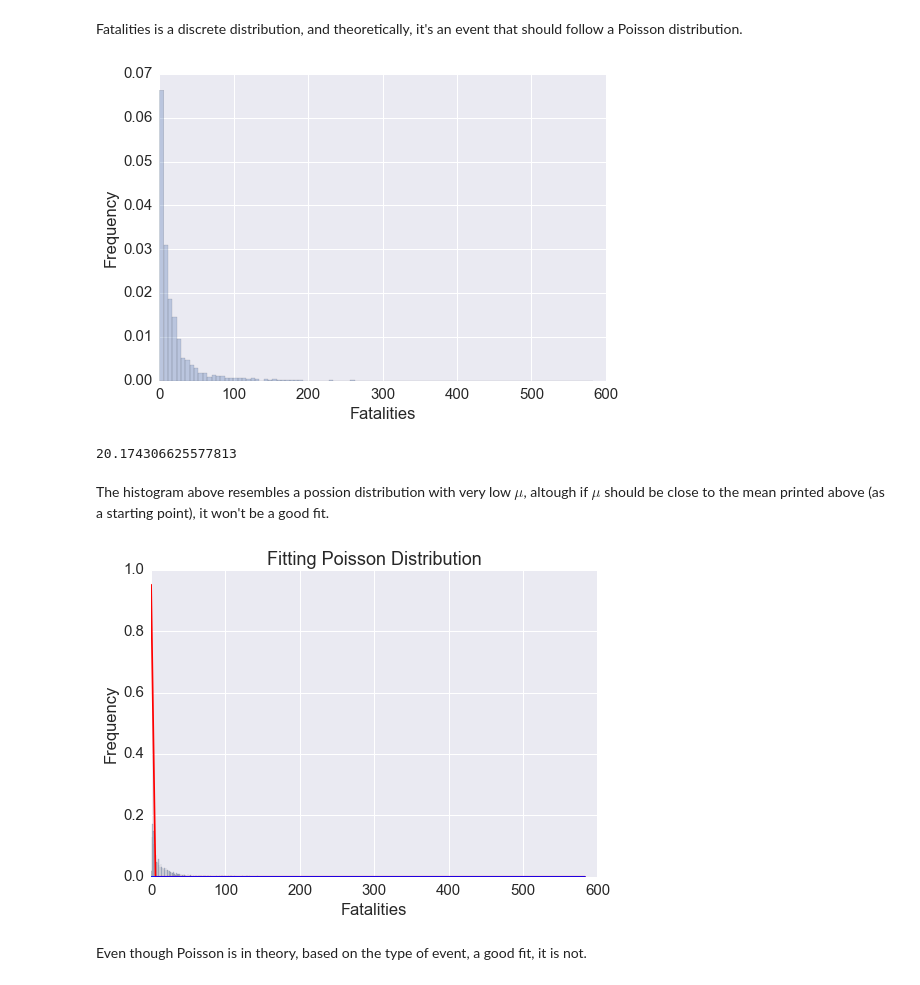
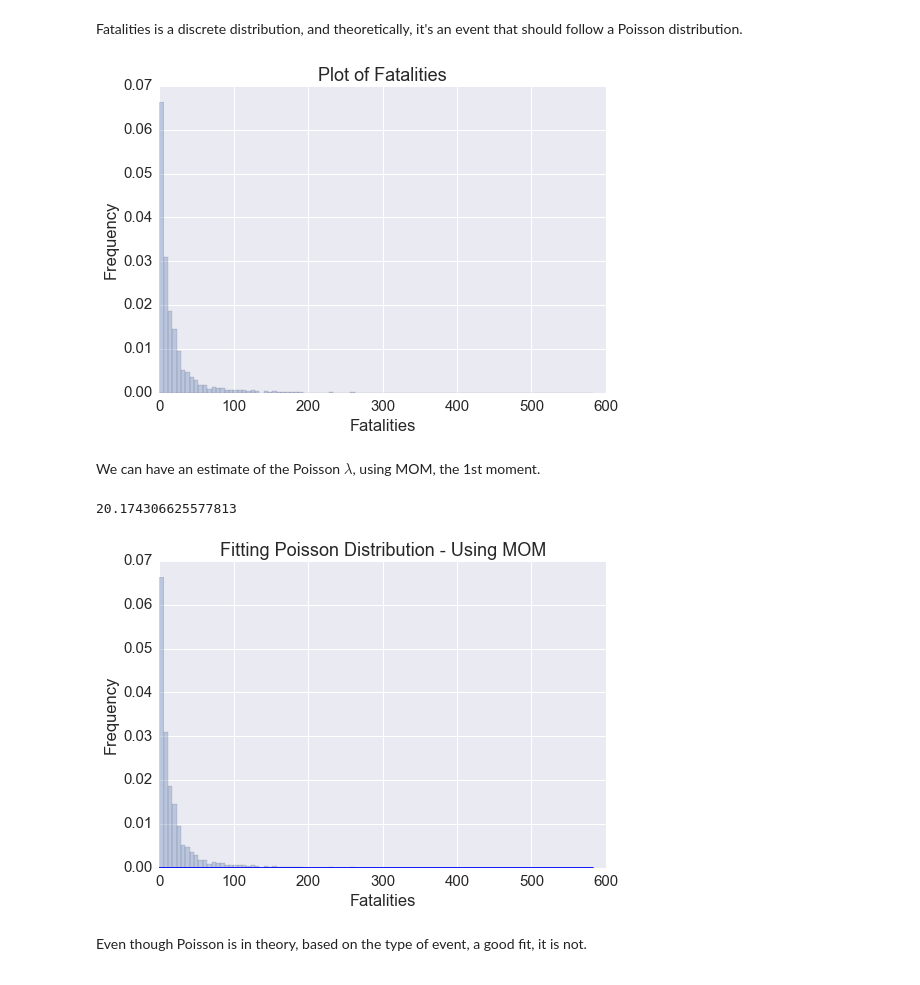
Before and after one commit to carlespoles/DSCI6002-student, a Jupyter notebook: week5/5-1_Review/DSCI6002-Midterm-Part2-CarlesPolesMielgo.ipynb, the cells around one changed output. Saved outputs shown, nothing was run; the diff lists cells and outputs as text; code cells hidden in the pictures.

```diff
--- a/week5/5-1_Review/DSCI6002-Midterm-Part2-CarlesPolesMielgo.ipynb
+++ b/week5/5-1_Review/DSCI6002-Midterm-Part2-CarlesPolesMielgo.ipynb
@@ -788,31 +767,28 @@ For survive in 10 consecutive flights, the probability is:
 Fatalities is a discrete distribution, and theoretically, it's an event that should follow a Poisson distribution.
 # %%
 df.hist(column='fatalities', bins=100, alpha=.3, normed=True)
-title('')
+title('Plot of Fatalities')
 ylabel('Frequency');
 xlabel('Fatalities');
 # %% [output]
-[figure, old version]
+[figure, new version]
+# %% [markdown]
+We can have an estimate of the Poisson $\lambda$, using MOM, the 1st moment.
 # %%
 df.fatalities.mean()
 # %% [output]
 20.174306625577813
-# %% [markdown]
-The histogram above resembles a possion distribution with very low $\mu$, altough if $\mu$ should be close to the mean printed above (as a starting point), it won't be a good fit.
 # %%
 x = linspace(df.fatalities.min(), df.fatalities.max(), 100)
-pois_1 = stats.poisson(1/df.fatalities.mean())
-pois_2 = stats.poisson(df.fatalities.mean())
-plot_pois_1 = pois_1.pmf(x)
-plot_pois_2 = pois_2.pmf(x)
+pois = stats.poisson(df.fatalities.mean())
+plot_pois = pois.pmf(x)
 # %%
-df.hist(column='fatalities', bins=1000, alpha=.3, normed=True)
-plot(x, plot_pois_1, color='red')
-plot(x, plot_pois_2, color='blue')
-title('Fitting Poisson Distribution')
+df.hist(column='fatalities', bins=100, alpha=.3, normed=True)
+plot(x, plot_pois, color='blue')
+title('Fitting Poisson Distribution - Using MOM')
 ylabel('Frequency')
 xlabel('Fatalities');
 # %% [output]
-[figure, old version]
+[figure, new version]
 # %% [markdown]
 Even though Poisson is in theory, based on the type of event, a good fit, it is not.
```
Also changed, not shown: parts of 13 cells of this notebook.
